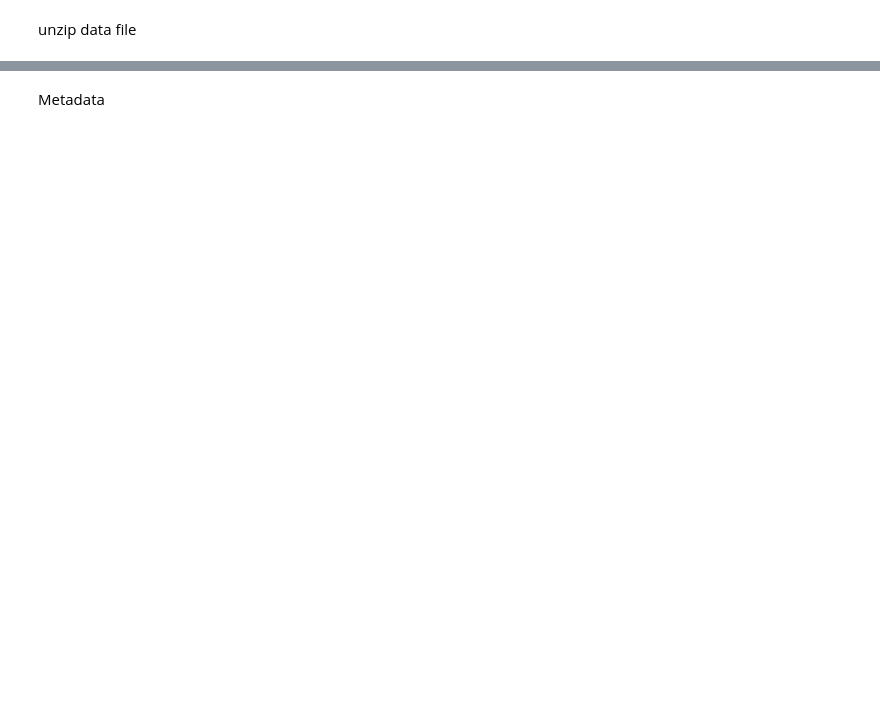
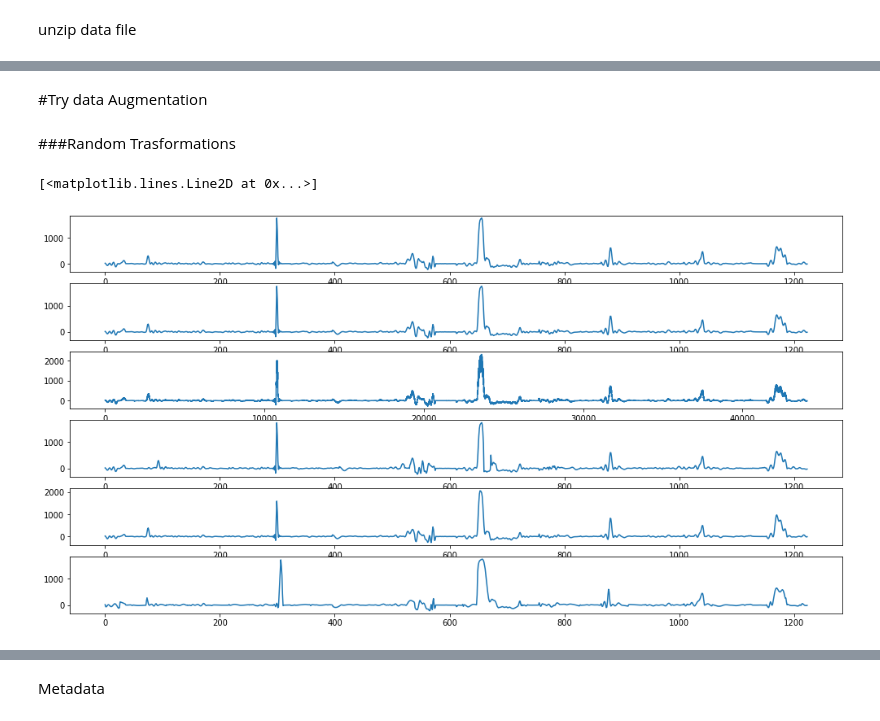
Before and after one commit to maurofama99/AN2DL_Homeworks, a Jupyter notebook: Challenge 2/ANN_challenge2.ipynb, the cells around one changed output, grey strips where cells are left out. Saved outputs shown, nothing was run; the diff lists cells and outputs as text; code cells hidden in the pictures; blank space fills up the shorter version.

```diff
--- a/Challenge 2/ANN_challenge2.ipynb
+++ b/Challenge 2/ANN_challenge2.ipynb
@@ -185,0 +230,4 @@ plt.plot(y_train)
+# %% [markdown]
+#Try data Augmentation
+# %% [markdown]
+###Random Trasformations
@@ -185,0 +269,43 @@ plt.plot(y_train)
+# %%
+def magnitude_warp(x, sigma=0.2, knot=4):
+    from scipy.interpolate import CubicSpline
+    orig_steps = np.arange(x.shape[1])
+
+    random_warps = np.random.normal(loc=1.0, scale=sigma, size=(x.shape[0], knot+2, x.shape[2]))
+    warp_steps = (np.ones((x.shape[2],1))*(np.linspace(0, x.shape[1]-1., num=knot+2))).T
+    ret = np.zeros_like(x)
+    for i, pat in enumerate(x):
+        warper = np.array([CubicSpline(warp_steps[:,dim], random_warps[i,:,dim])(orig_steps) for dim in range(x.shape[2])]).T
+        ret[i] = pat * warper
+
+    return ret
+
+def time_warp(x, sigma=0.2, knot=4):
+    from scipy.interpolate import CubicSpline
+    orig_steps = np.arange(x.shape[1])
+
+    random_warps = np.random.normal(loc=1.0, scale=sigma, size=(x.shape[0], knot+2, x.shape[2]))
+    warp_steps = (np.ones((x.shape[2],1))*(np.linspace(0, x.shape[1]-1., num=knot+2))).T
+
+    ret = np.zeros_like(x)
+    for i, pat in enumerate(x):
+        for dim in range(x.shape[2]):
+            time_warp = CubicSpline(warp_steps[:,dim], warp_steps[:,dim] * random_warps[i,:,dim])(orig_steps)
+            scale = (x.shape[1]-1)/time_warp[-1]
+            ret[i,:,dim] = np.interp(orig_steps, np.clip(scale*time_warp, 0, x.shape[1]-1), pat[:,dim]).T
+    return ret
+# %%
+fig, axes = plt.subplots(6, 1, figsize=(17,9))
+ax1 = axes[0]
+ax2 = axes[1]
+ax3 = axes[2]
+ax4 = axes[3]
+ax1.plot(np.array(x[0:34,:,0]).reshape(34*36))
+ax2.plot(jitter(x[0:34,:,0]).reshape(34*36))
+ax3.plot(scaling(x[:34,:,0].reshape(34,36,1)).reshape(44064))
+ax4.plot(permutation(x[:34,:,0]).reshape(34*36))
+axes[4].plot(magnitude_warp(x[:34,:,0].reshape(34,36,1)).reshape(34*36))
+axes[5].plot(time_warp(x[:34,:,0].reshape(34,36,1)).reshape(34*36))
+# %% [output]
+[<matplotlib.lines.Line2D at 0x...>]
+[figure, added]
```
Also changed, not shown: parts of 172 cells of this notebook, 2 other files.
